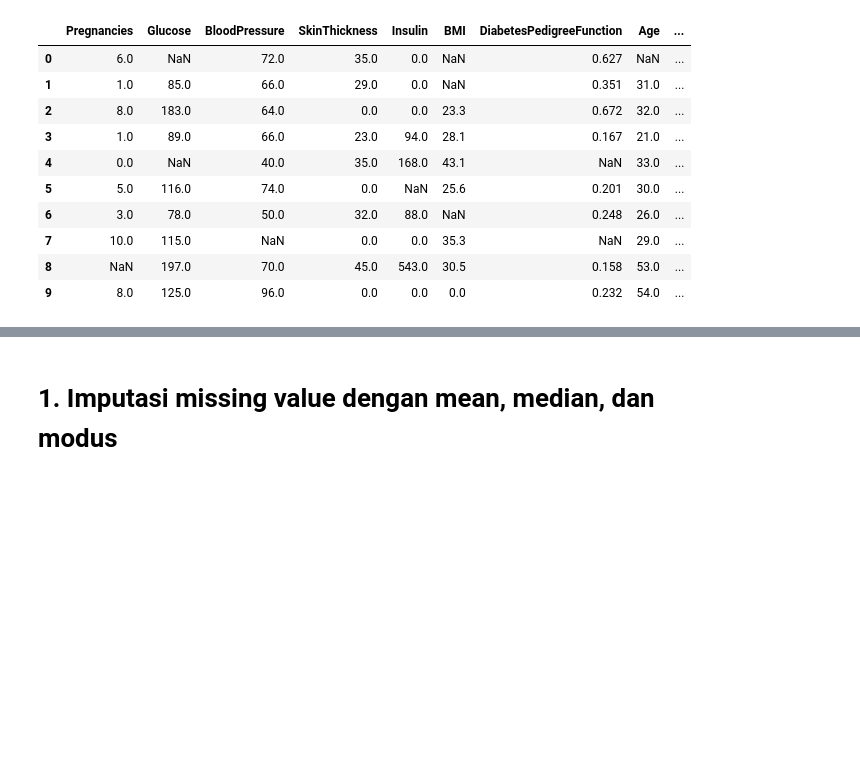
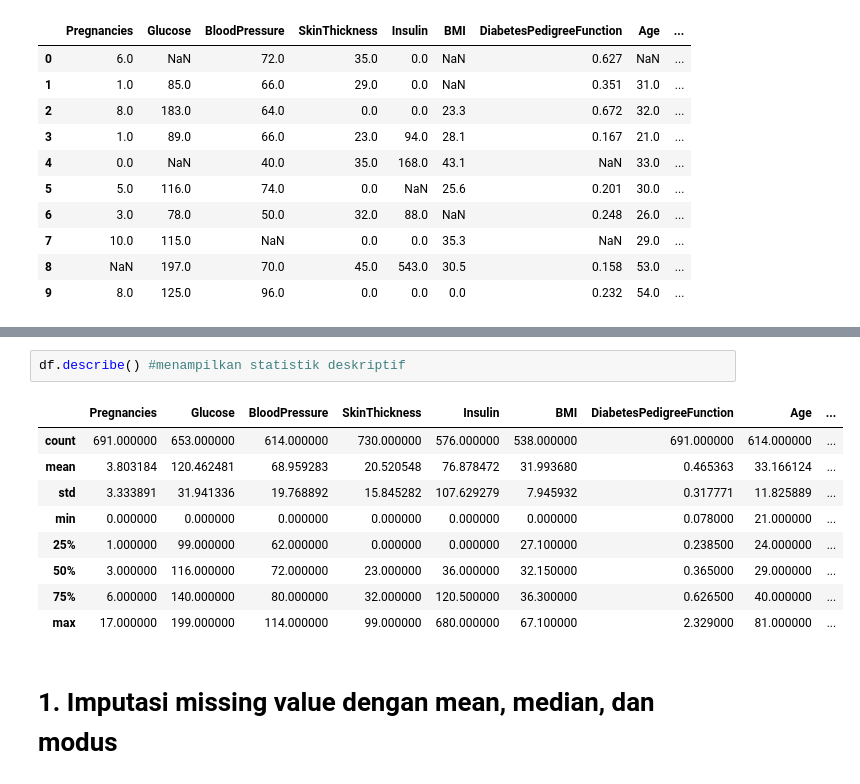
Before and after one commit to Gustavers/Laporan-Praktikum-IPSD, a Jupyter notebook: Tugas_2.ipynb, the cells around one changed output, grey strips where cells are left out. Cells and saved outputs as stored; diff of their text form; blank space fills up the shorter version.

```diff
--- a/Tugas_2.ipynb
+++ b/Tugas_2.ipynb
@@ -34,5 +34,17 @@ df.isnull().sum() #mengidentifikasi missing value
 | Outcome | 0 |
 dtype: int64
+# %%
+df.describe() #menampilkan statistik deskriptif
+# %% [output]
+|  | Pregnancies | Glucose | BloodPressure | SkinThickness | Insulin | BMI | DiabetesPedigreeFunction | Age | ... |
+| count | 691.000000 | 653.000000 | 614.000000 | 730.000000 | 576.000000 | 538.000000 | 691.000000 | 614.000000 | ... |
+| mean | 3.803184 | 120.462481 | 68.959283 | 20.520548 | 76.878472 | 31.993680 | 0.465363 | 33.166124 | ... |
+| std | 3.333891 | 31.941336 | 19.768892 | 15.845282 | 107.629279 | 7.945932 | 0.317771 | 11.825889 | ... |
+| min | 0.000000 | 0.000000 | 0.000000 | 0.000000 | 0.000000 | 0.000000 | 0.078000 | 21.000000 | ... |
+| 25% | 1.000000 | 99.000000 | 62.000000 | 0.000000 | 0.000000 | 27.100000 | 0.238500 | 24.000000 | ... |
+| 50% | 3.000000 | 116.000000 | 72.000000 | 23.000000 | 36.000000 | 32.150000 | 0.365000 | 29.000000 | ... |
+| 75% | 6.000000 | 140.000000 | 80.000000 | 32.000000 | 120.500000 | 36.300000 | 0.626500 | 40.000000 | ... |
+| max | 17.000000 | 199.000000 | 114.000000 | 99.000000 | 680.000000 | 67.100000 | 2.329000 | 81.000000 | ... |
 # %% [markdown]
 # 1.  Imputasi missing value dengan mean, median, dan modus
 # %%
```
Also changed, not shown: parts of 6 cells of this notebook.
